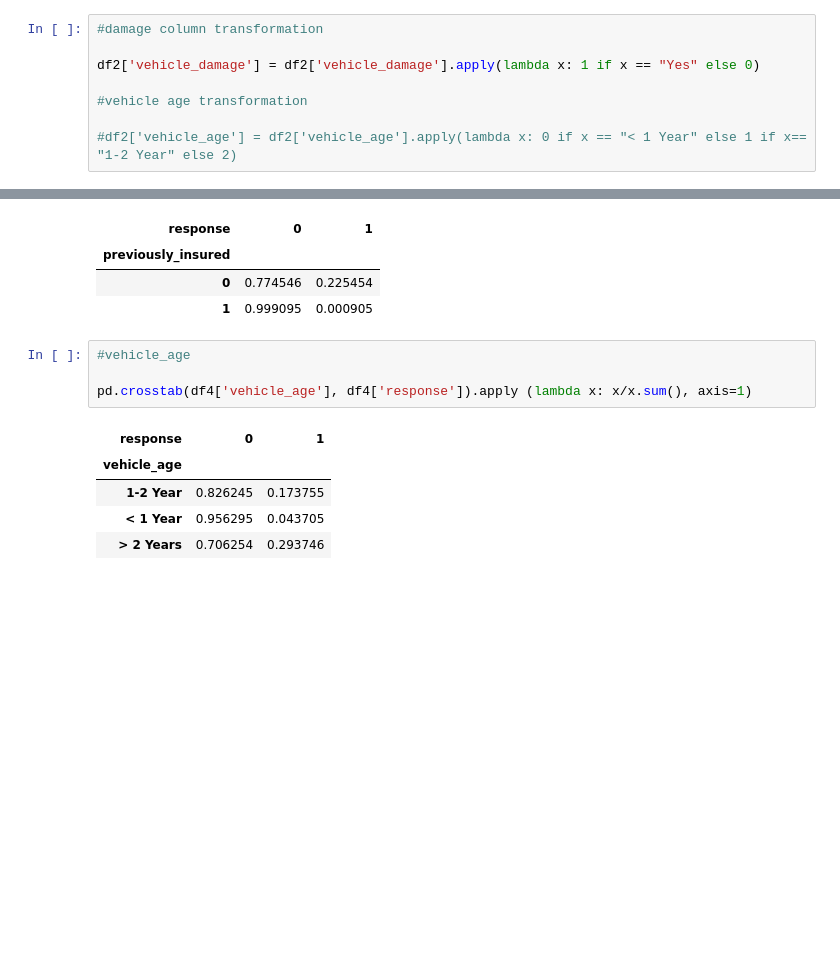
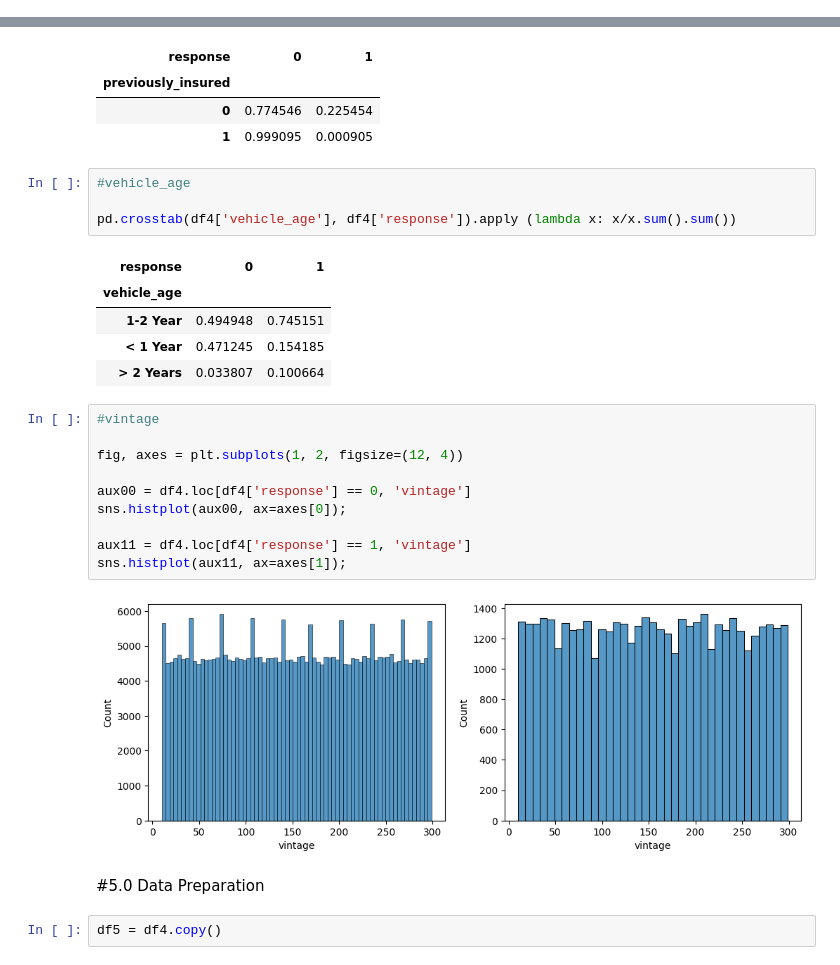
Before and after one commit to jessicanadalete/health_insurance_cross_sell, a Jupyter notebook: health_insurance_cross_sell.ipynb, the cells around one changed output, grey strips where cells are left out. Saved outputs shown, nothing was run; the diff lists cells and outputs as text; blank space fills up the shorter version.

```diff
--- a/health_insurance_cross_sell.ipynb
+++ b/health_insurance_cross_sell.ipynb
@@ -141,14 +145,6 @@ m
 #2.0 Feature Engineering
 # %%
 df2 = df1.copy()
-# %%
-#damage column transformation
-
-df2['vehicle_damage'] = df2['vehicle_damage'].apply(lambda x: 1 if x == "Yes" else 0)
-
-#vehicle age transformation
-
-#df2['vehicle_age'] = df2['vehicle_age'].apply(lambda x: 0 if x == "< 1 Year" else 1 if x== "1-2 Year" else 2)
 # %% [markdown]
 # 3.0 Data Filtering
 # %%
@@ -240,10 +242,26 @@ pd.crosstab(df4['previously_insured'], df4['response']).apply (lambda x: x/x.sum
 # %%
 #vehicle_age
 
-pd.crosstab(df4['vehicle_age'], df4['response']).apply (lambda x: x/x.sum(), axis=1)
+pd.crosstab(df4['vehicle_age'], df4['response']).apply (lambda x: x/x.sum().sum())
 # %% [output]
 | response | 0 | 1 |
 | vehicle_age |  |  |
-| 1-2 Year | 0.826245 | 0.173755 |
-| < 1 Year | 0.956295 | 0.043705 |
-| > 2 Years | 0.706254 | 0.293746 |
+| 1-2 Year | 0.494948 | 0.745151 |
+| < 1 Year | 0.471245 | 0.154185 |
+| > 2 Years | 0.033807 | 0.100664 |
+# %%
+#vintage
+
+fig, axes = plt.subplots(1, 2, figsize=(12, 4))
+
+aux00 = df4.loc[df4['response'] == 0, 'vintage']
+sns.histplot(aux00, ax=axes[0]);
+
+aux11 = df4.loc[df4['response'] == 1, 'vintage']
+sns.histplot(aux11, ax=axes[1]);
+# %% [output]
+[figure, added]
+# %% [markdown]
+#5.0 Data Preparation
+# %%
+df5 = df4.copy()
```
Also changed, not shown: parts of 4 cells of this notebook.
